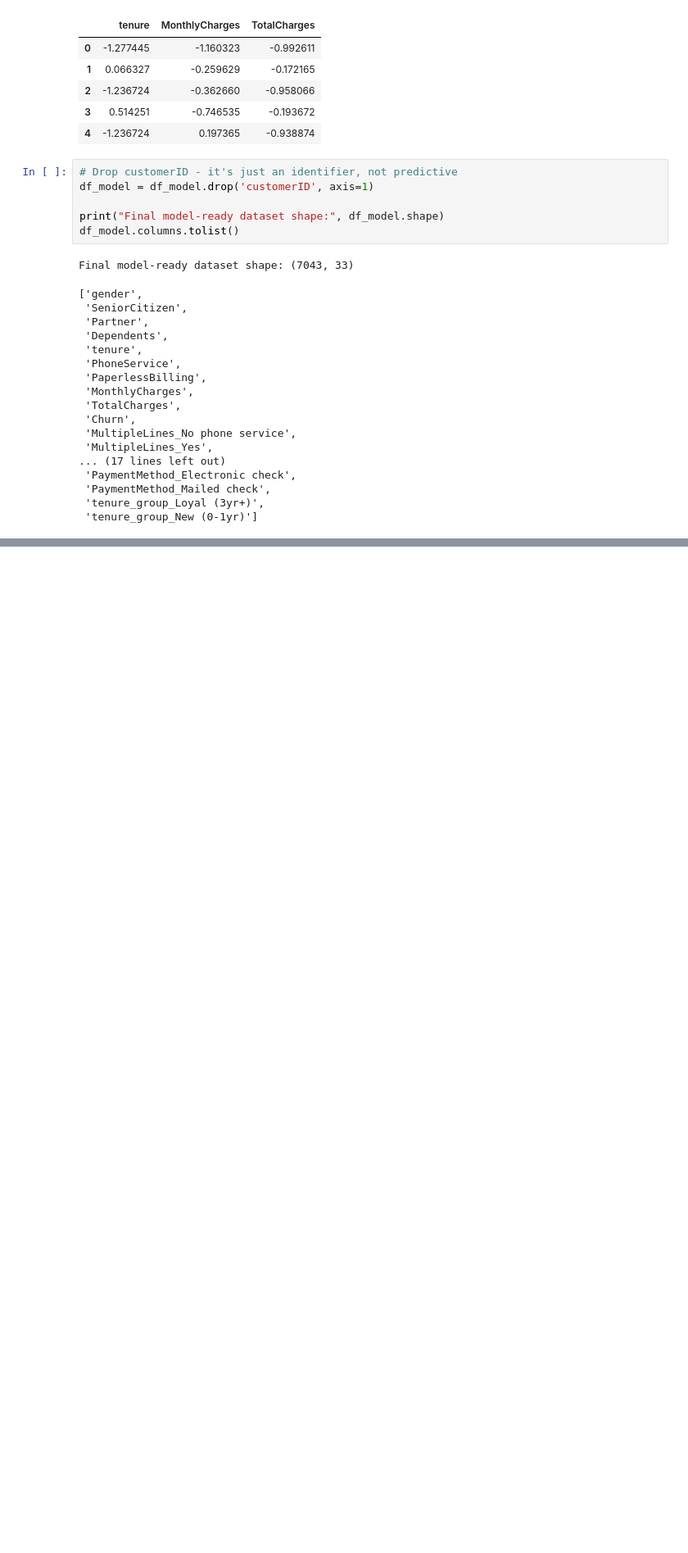
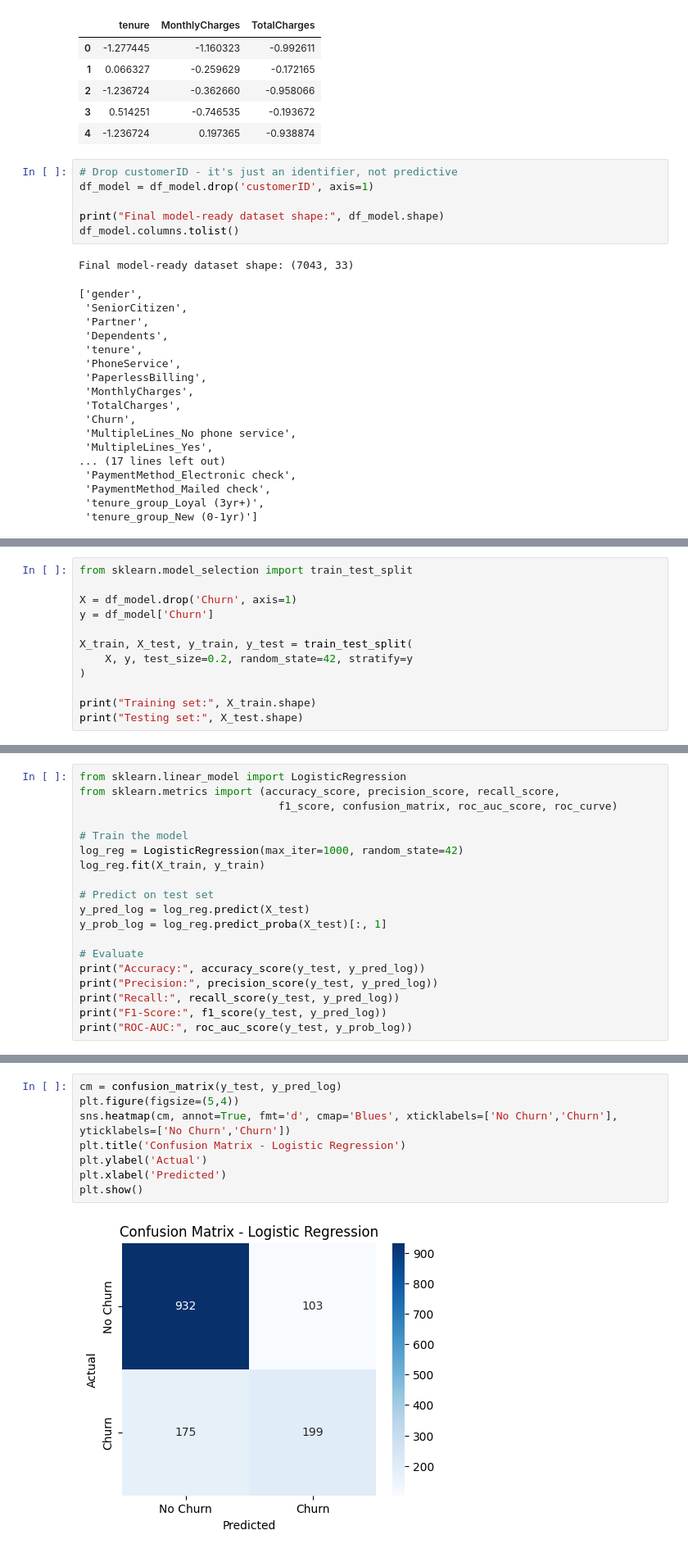
Before and after one commit to Alfred-Doryele/Customer-Churn-Prediction, a Jupyter notebook: notebooks/customer_churn_analysis.ipynb, the cells around one changed output, grey strips where cells are left out. Shown at 82% size. Saved outputs shown, nothing was run; the diff lists cells and outputs as text; blank space fills up the shorter version.

```diff
--- a/notebooks/customer_churn_analysis.ipynb
+++ b/notebooks/customer_churn_analysis.ipynb
@@ -451,3 +451,15 @@ files.download('churn_features_ready.csv')
 # %% [output]
 [interactive output not drawn]
 [interactive output not drawn]
+# %%
+from sklearn.model_selection import train_test_split
+
+X = df_model.drop('Churn', axis=1)
+y = df_model['Churn']
+
+X_train, X_test, y_train, y_test = train_test_split(
+    X, y, test_size=0.2, random_state=42, stratify=y
+)
+
+print("Training set:", X_train.shape)
+print("Testing set:", X_test.shape)
@@ -453,0 +469,19 @@ files.download('churn_features_ready.csv')
+# %%
+from sklearn.linear_model import LogisticRegression
+from sklearn.metrics import (accuracy_score, precision_score, recall_score,
+                               f1_score, confusion_matrix, roc_auc_score, roc_curve)
+
+# Train the model
+log_reg = LogisticRegression(max_iter=1000, random_state=42)
+log_reg.fit(X_train, y_train)
+
+# Predict on test set
+y_pred_log = log_reg.predict(X_test)
+y_prob_log = log_reg.predict_proba(X_test)[:, 1]
+
+# Evaluate
+print("Accuracy:", accuracy_score(y_test, y_pred_log))
+print("Precision:", precision_score(y_test, y_pred_log))
+print("Recall:", recall_score(y_test, y_pred_log))
+print("F1-Score:", f1_score(y_test, y_pred_log))
+print("ROC-AUC:", roc_auc_score(y_test, y_prob_log))
@@ -453,0 +494,10 @@ files.download('churn_features_ready.csv')
+# %%
+cm = confusion_matrix(y_test, y_pred_log)
+plt.figure(figsize=(5,4))
+sns.heatmap(cm, annot=True, fmt='d', cmap='Blues', xticklabels=['No Churn','Churn'], yticklabels=['No Churn','Churn'])
+plt.title('Confusion Matrix - Logistic Regression')
+plt.ylabel('Actual')
+plt.xlabel('Predicted')
+plt.show()
+# %% [output]
+[figure, added]
```
Also changed, not shown: parts of 7 cells of this notebook.
